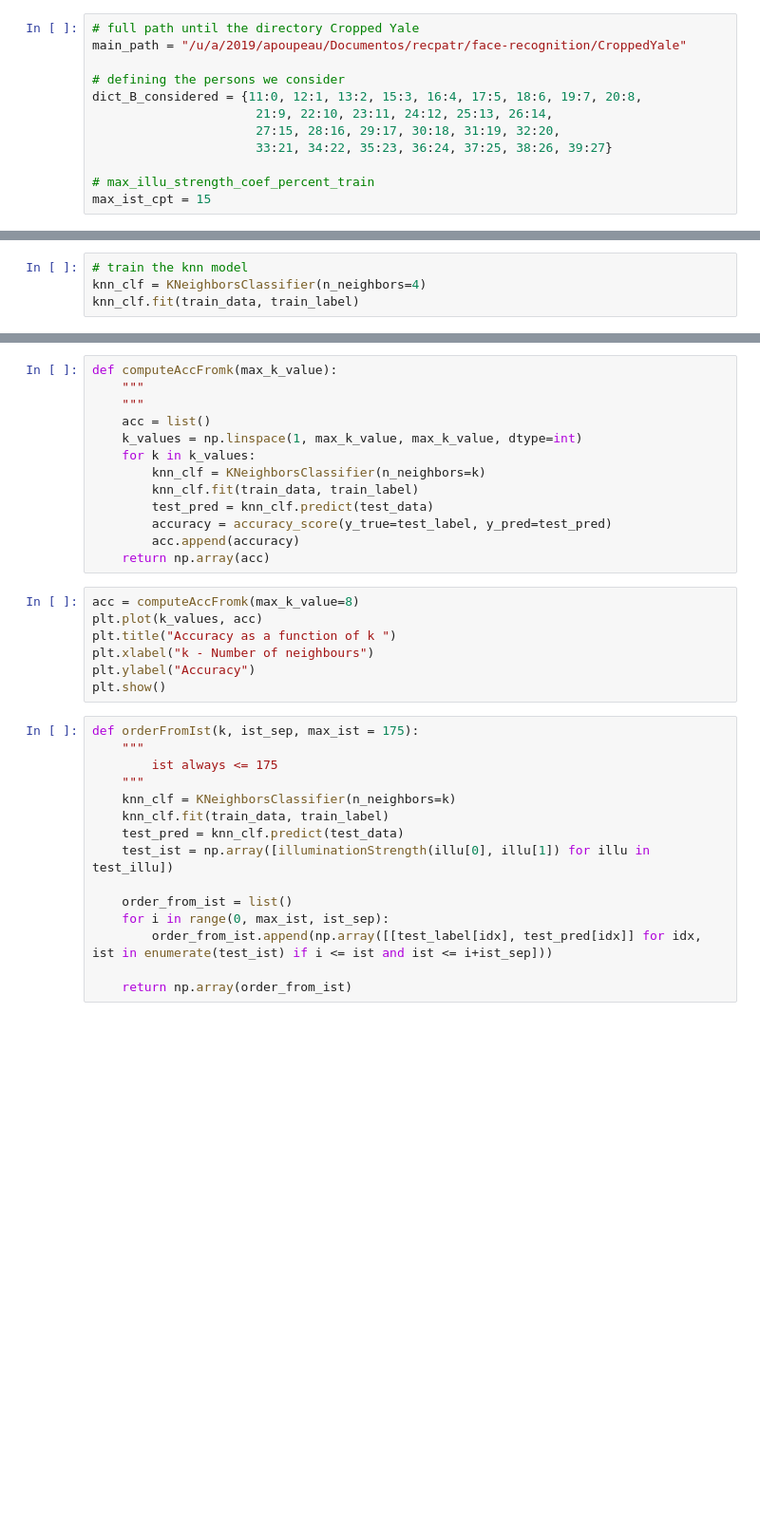
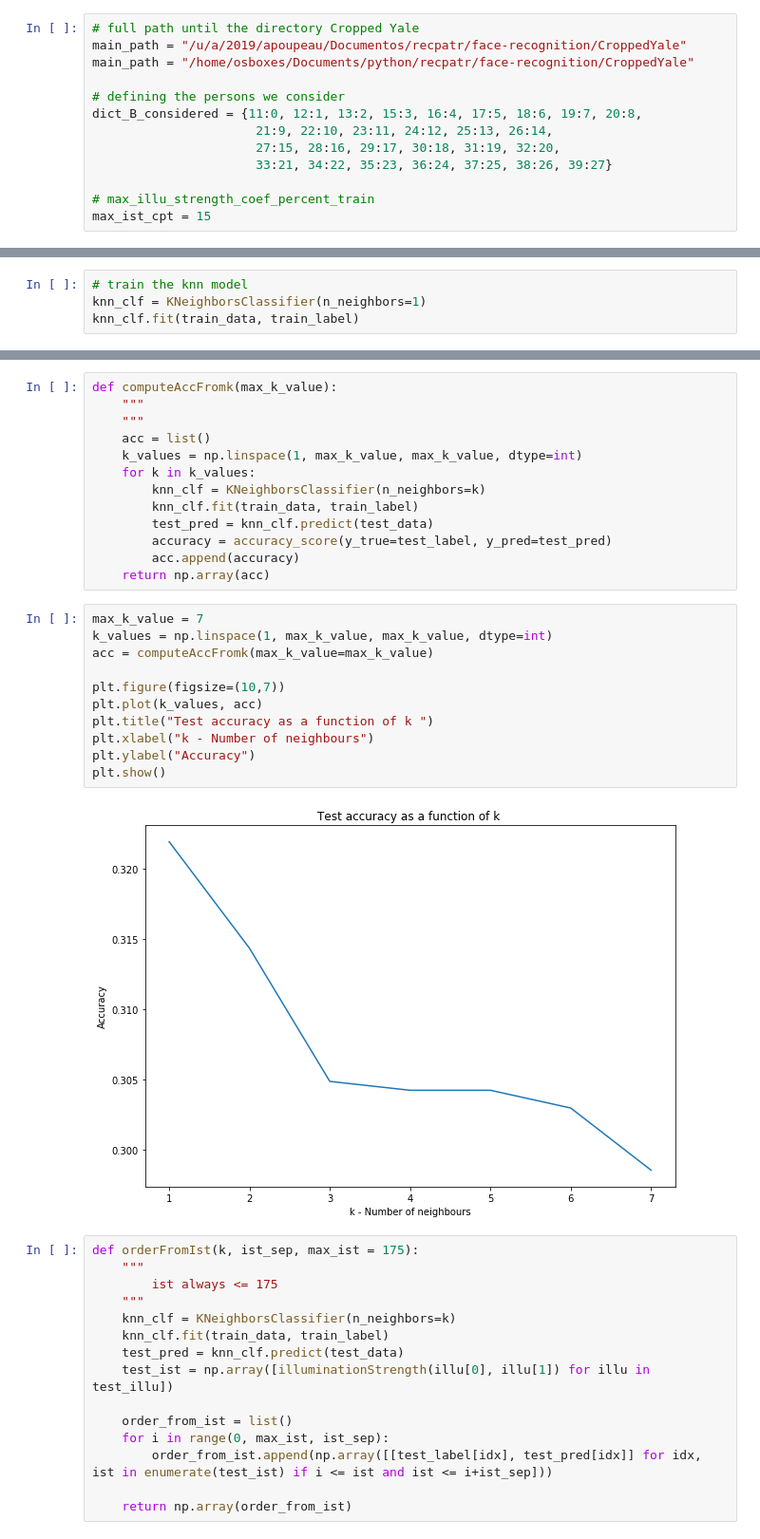
Before and after one commit to poupeaua/face-recognition, a Jupyter notebook: faceRec.ipynb, the cells around one changed output, grey strips where cells are left out. Shown at 95% size. Drawn from its saved outputs; the diff is of its cells as text; blank space fills up the shorter version.

```diff
--- a/faceRec.ipynb
+++ b/faceRec.ipynb
@@ -20,6 +23,7 @@ Images have the following format : 168x192.
 # %%
 # full path until the directory Cropped Yale
 main_path = "/u/a/2019/apoupeau/Documentos/recpatr/face-recognition/CroppedYale"
+main_path = "/home/osboxes/Documents/python/recpatr/face-recognition/CroppedYale"
 
 # defining the persons we consider
 dict_B_considered = {11:0, 12:1, 13:2, 15:3, 16:4, 17:5, 18:6, 19:7, 20:8,
@@ -145,7 +149,7 @@ def plot_confusion_matrix(y_true, y_pred, classes,
 In this part we are going to use the k-nearest-neighbours algorithm to solve the classification problem and see how well it performs on raw data on this specific dataset.
 # %%
 # train the knn model
-knn_clf = KNeighborsClassifier(n_neighbors=4)
+knn_clf = KNeighborsClassifier(n_neighbors=1)
 knn_clf.fit(train_data, train_label)
 # %% [output]
 KNeighborsClassifier(algorithm='auto', leaf_size=30, metric='minkowski',
@@ -170,12 +177,18 @@ def computeAccFromk(max_k_value):
         acc.append(accuracy)
     return np.array(acc)
 # %%
-acc = computeAccFromk(max_k_value=8)
+max_k_value = 7
+k_values = np.linspace(1, max_k_value, max_k_value, dtype=int)
+acc = computeAccFromk(max_k_value=max_k_value)
+
+plt.figure(figsize=(10,7))
 plt.plot(k_values, acc)
-plt.title("Accuracy as a function of k ")
+plt.title("Test accuracy as a function of k ")
 plt.xlabel("k - Number of neighbours")
 plt.ylabel("Accuracy")
 plt.show()
+# %% [output]
+[figure, added]
 # %%
 def orderFromIst(k, ist_sep, max_ist = 175):
     """
```
Also changed, not shown: parts of 15 cells of this notebook, 4 other files.
